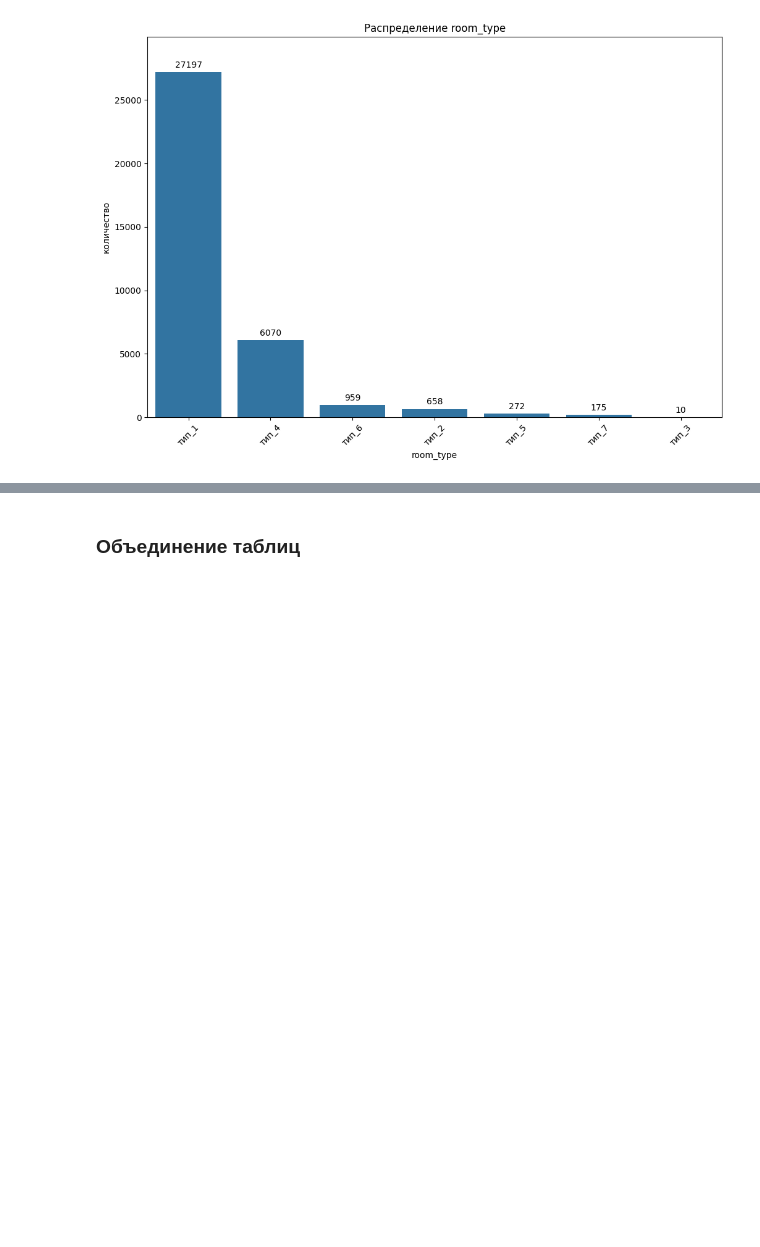
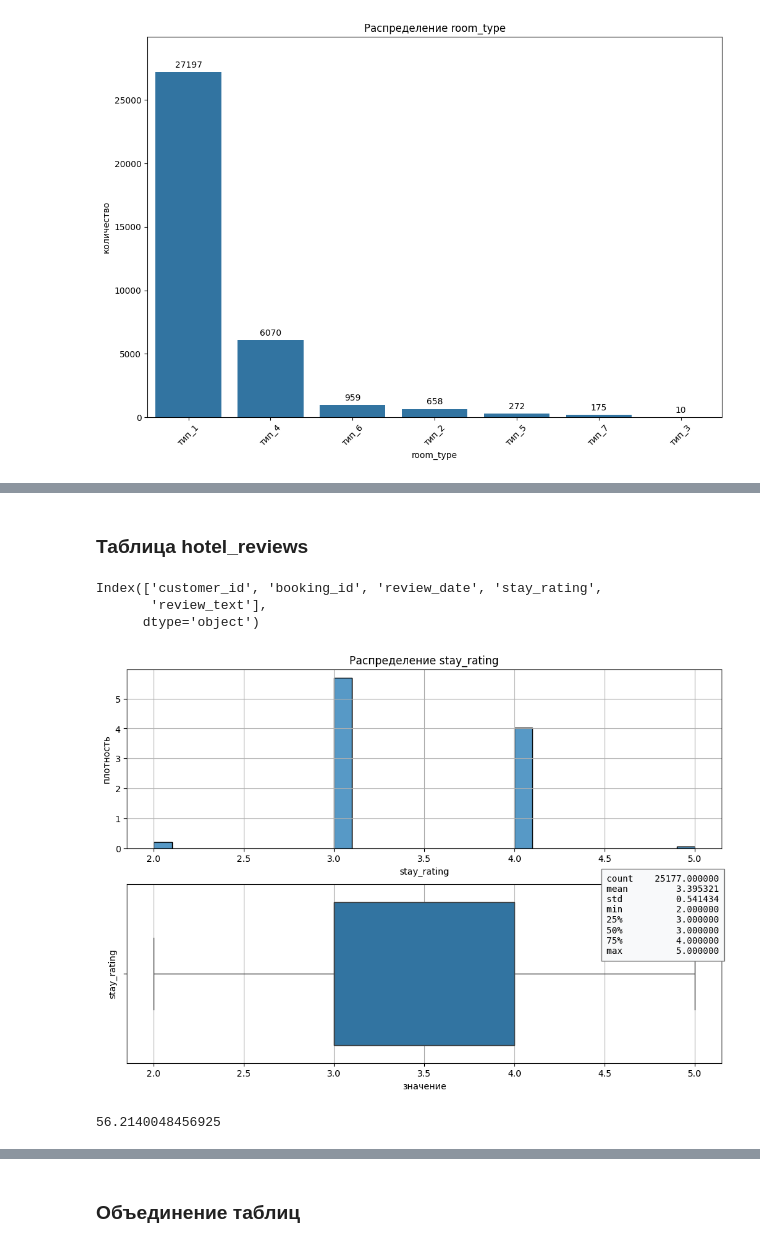
Before and after one commit to Plakhotniuk/practicum_ds, a Jupyter notebook: ml/grad_boosting/projects/hotel_booking_cancellation.ipynb, the cells around one changed output, grey strips where cells are left out. Saved outputs shown, nothing was run; the diff lists cells and outputs as text; code cells hidden in the pictures; blank space fills up the shorter version.

```diff
--- a/ml/grad_boosting/projects/hotel_booking_cancellation.ipynb
+++ b/ml/grad_boosting/projects/hotel_booking_cancellation.ipynb
@@ -465,0 +506,17 @@ for name in cat_cols_feat:
+# %% [markdown]
+### Таблица **hotel_reviews**
+# %%
+df_hotel_reviews.columns
+# %% [output]
+Index(['customer_id', 'booking_id', 'review_date', 'stay_rating',
+       'review_text'],
+      dtype='object')
+# %%
+plot_hist_box(df=df_hotel_reviews, feature_name='stay_rating')
+# %% [output]
+[figure, added]
+# %%
+# доля уникальных отзывов
+df_hotel_reviews['review_text'].nunique() / len(df_hotel_reviews) * 100
+# %% [output]
+56.2140048456925
```
Also changed, not shown: parts of 74 cells of this notebook, 5 other files.
